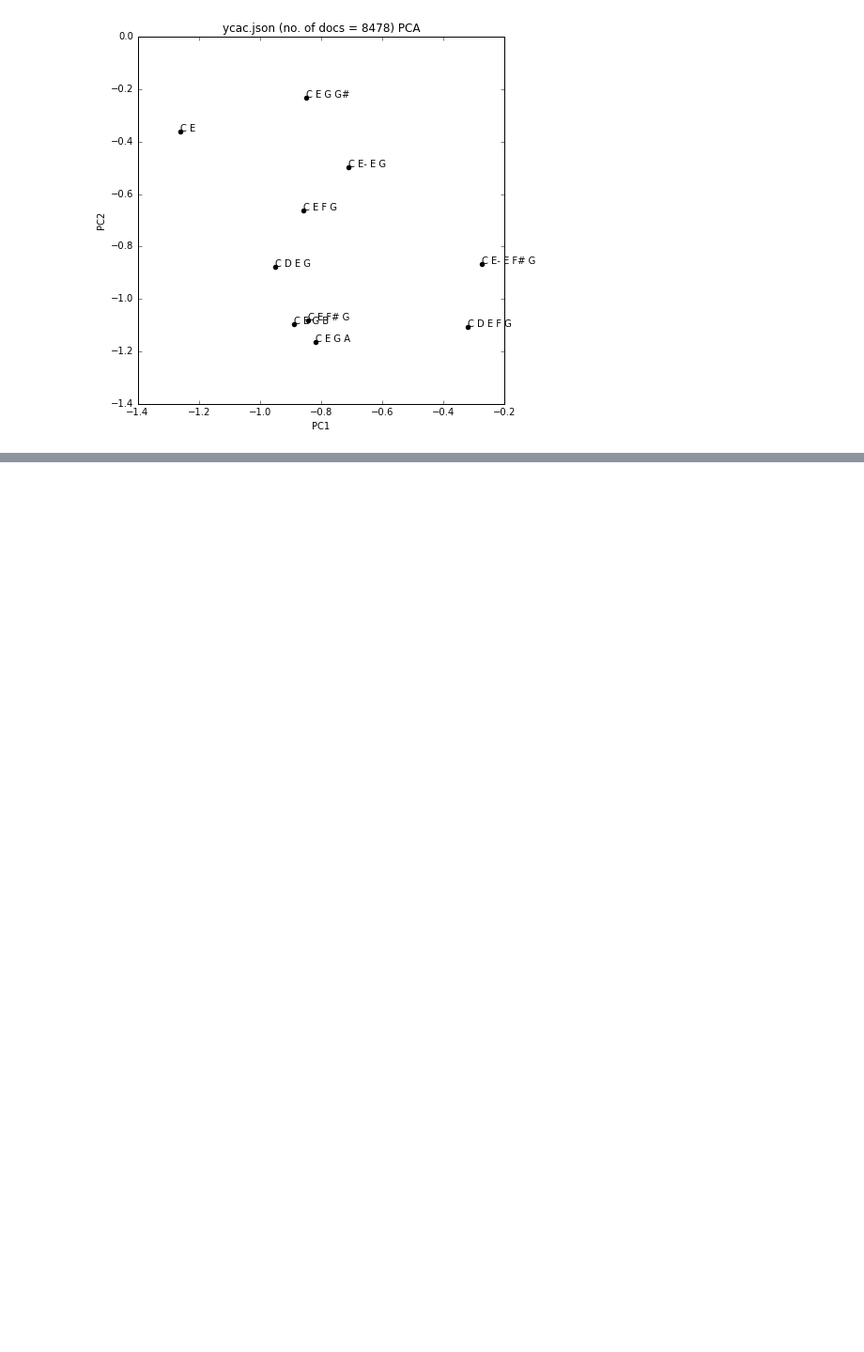
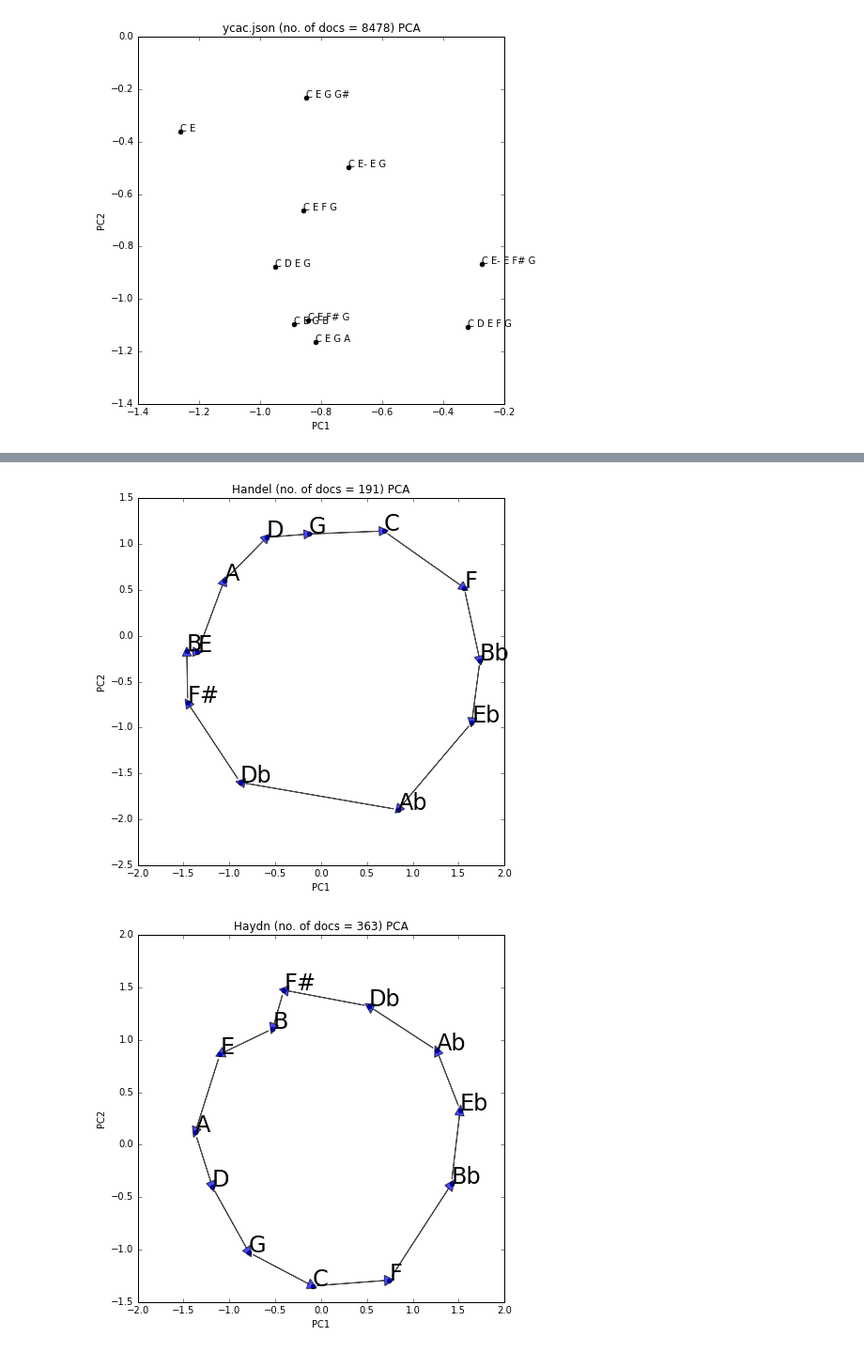
Before and after one commit to eamonnbell/music-mining, a Jupyter notebook: PCA plots from YCAC files.ipynb, the cells around one changed output, grey strips where cells are left out. Shown at 94% size. Saved outputs shown, nothing was run; the diff lists cells and outputs as text; code cells hidden in the pictures; blank space fills up the shorter version.

```diff
--- a/PCA plots from YCAC files.ipynb
+++ b/PCA plots from YCAC files.ipynb
@@ -350,3 +358,48 @@ for model_name in model_names:
 [figure]
 [figure]
 [figure]
+# %%
+doit = lambda x: plot_relations(a, b, '{}'.format(x), sample_size=None, model=generate_embeddings(x), reduction='pca')
+# %%
+eras = """1650_to_1699.json
+1700_to_1749.json
+1750_to_1799.json
+1800_to_1849.json
+1850_to_1899.json
+1900_to_1950.json""".split('\n')
+
+composers = """Bach.json
+Beethoven.json
+Brahms.json
+Chopin.json
+Dvorak.json
+Handel.json
+Haydn.json
+Hummel.json
+Liszt.json
+Mendelssohn.json
+Mozart.json
+Saint-Saens.json
+Scarlatti.json
+Schubert.json
+Schumann.json
+Tchaikovsky.json
+Telemann.json
+Verdi.json
+Vivaldi.json
+Wagner.json""".split('\n')
+
+weird = """Wagner.json
+Schumann.json
+Saint-Saens.json""".split('\n')
+
+todo = """Handel.json
+Haydn.json
+Beethoven.json
+Schumann.json""".split('\n')
+# %%
+for composer in todo:
+    doit(composer)
+# %% [output]
+[figure, added]
+[figure, added]
```
Also changed, not shown: parts of 11 cells of this notebook.
